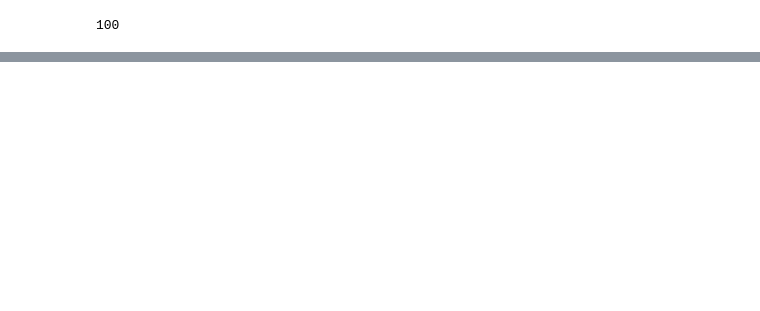
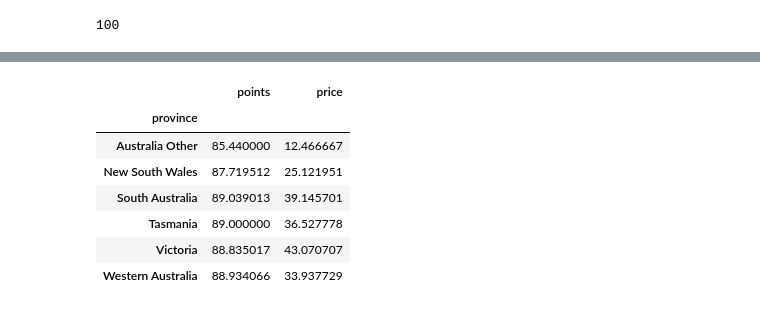
Before and after one commit to Justelei/Python_mokymai, a Jupyter notebook: paskaita_7.ipynb, the cells around one changed output, grey strips where cells are left out. Drawn from its saved outputs; the diff is of its cells as text; code cells hidden in the pictures; blank space fills up the shorter version.

```diff
--- a/paskaita_7.ipynb
+++ b/paskaita_7.ipynb
@@ -691,0 +931,13 @@ wine_df['points'].max()
+# %%
+grouped.loc['Australia']
+
+# paeme visa dali po Australija, visas jos provincijas ir visus ivertinimus ir kainas (vidurkius)
+# %% [output]
+|  | points | price |
+| province |  |  |
+| Australia Other | 85.440000 | 12.466667 |
+| New South Wales | 87.719512 | 25.121951 |
+| South Australia | 89.039013 | 39.145701 |
+| Tasmania | 89.000000 | 36.527778 |
+| Victoria | 88.835017 | 43.070707 |
+| Western Australia | 88.934066 | 33.937729 |
```
Also changed, not shown: parts of 28 cells of this notebook.
